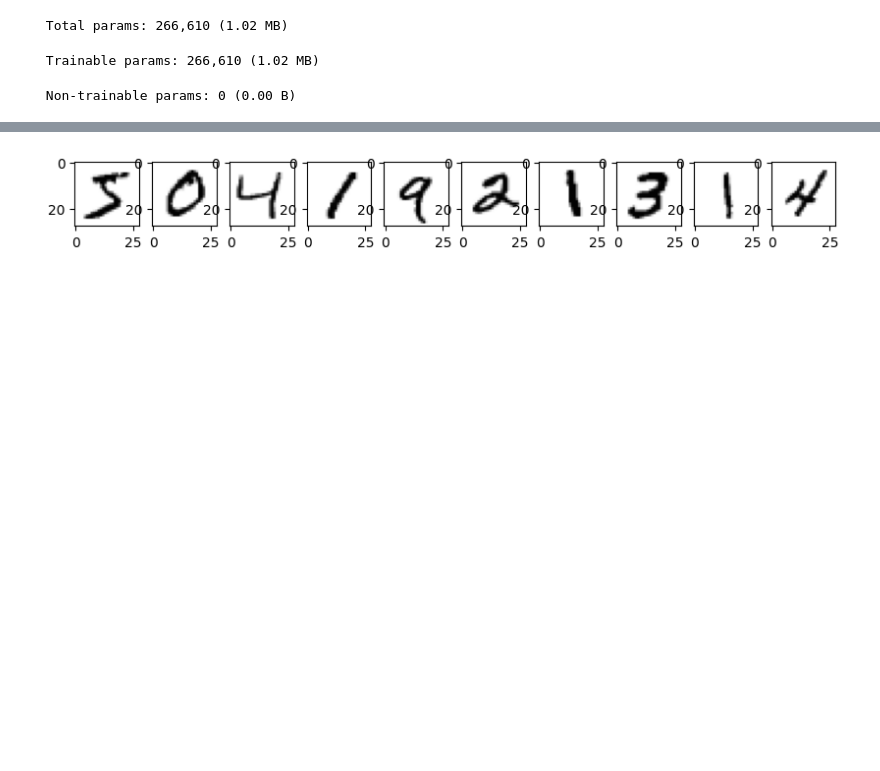
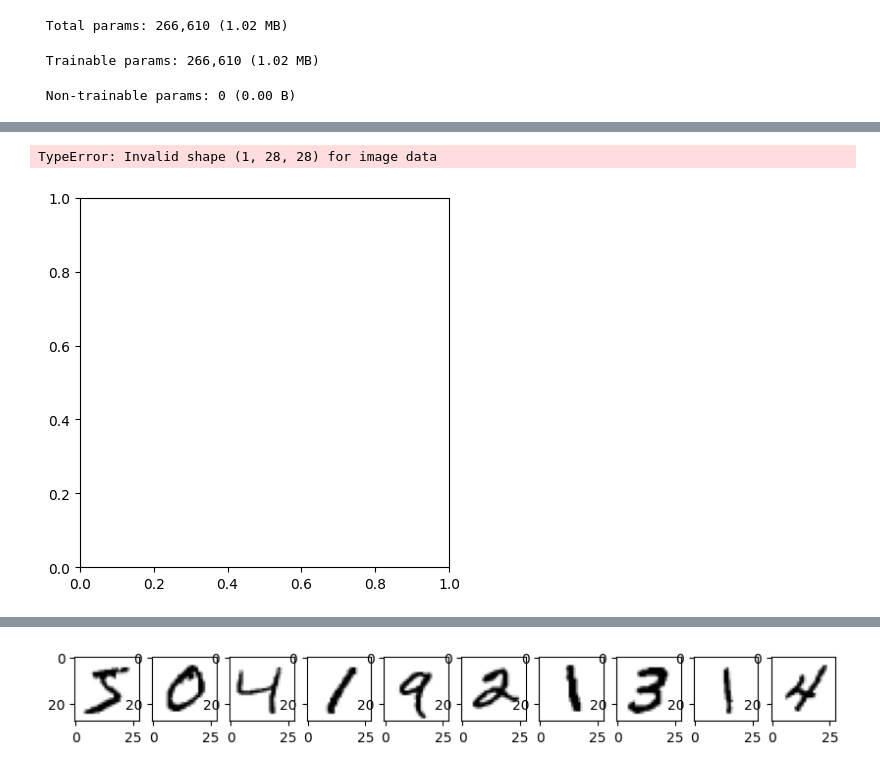
Before and after one commit to EhwazM/ML-Python, a Jupyter notebook: Clase 18 - Red Neuronal Artificial.ipynb, the cells around one changed output, grey strips where cells are left out. Drawn from its saved outputs; the diff is of its cells as text; code cells hidden in the pictures; blank space fills up the shorter version.

```diff
--- a/Clase 18 - Red Neuronal Artificial.ipynb
+++ b/Clase 18 - Red Neuronal Artificial.ipynb
@@ -138,3 +130,9 @@ array([3], dtype=uint8)
+# %%
+plt.figure()
+plt.imshow(x_testing, cmap = plt.cm.binary)
+# %% [output]
+TypeError: Invalid shape (1, 28, 28) for image data
+[figure, added]
 # %%
 import tensorflow as tf
 from tensorflow.keras.models import Sequential
```
Also changed, not shown: parts of 15 cells of this notebook, 2 other files.
